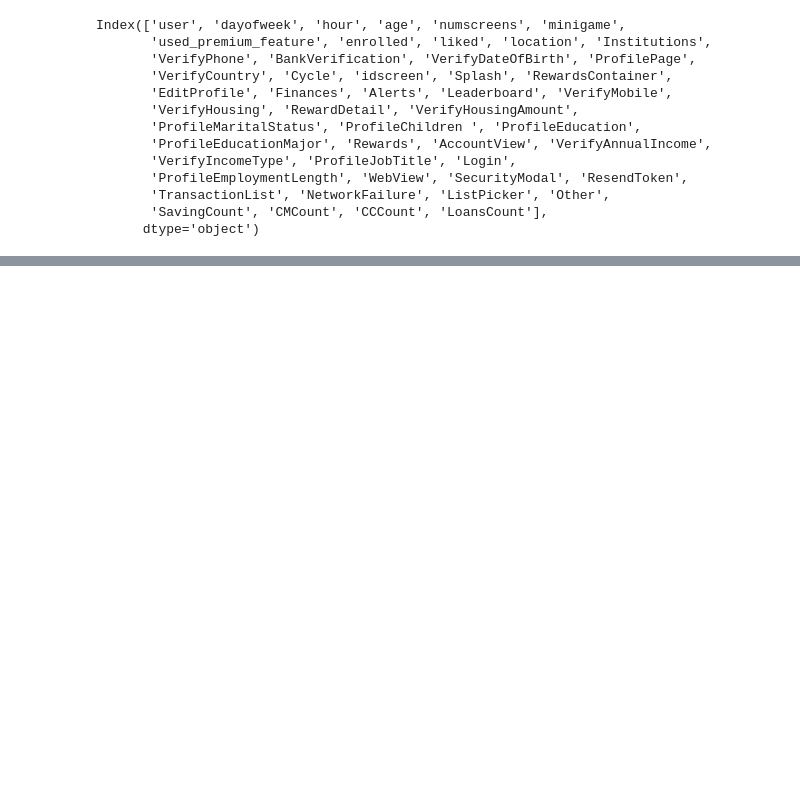
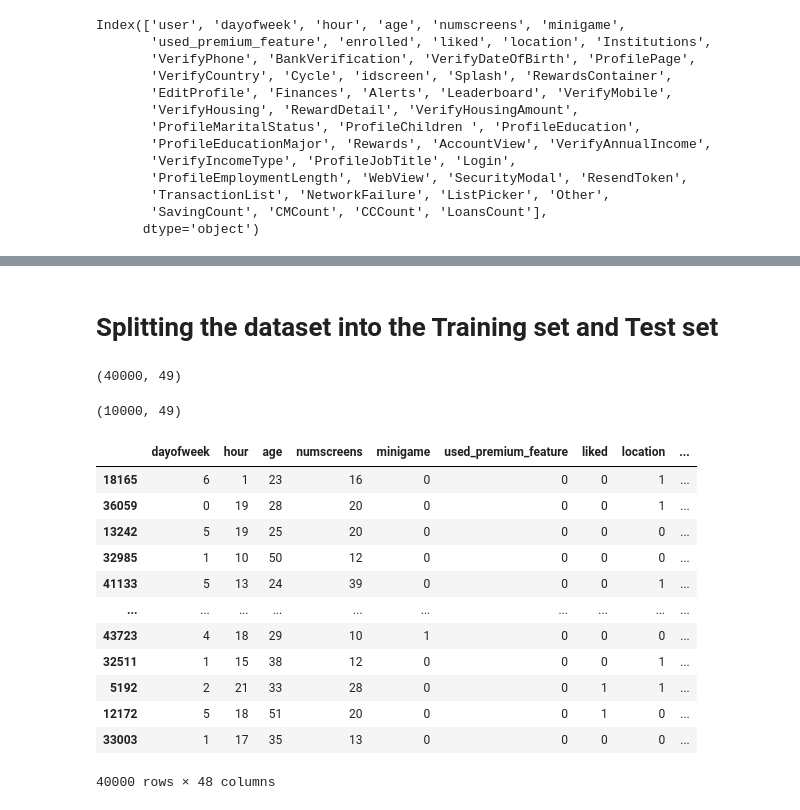
Before and after one commit to yashguptaab99/Directing-Customers-to-Subscription-Through-App-Behavior-Analysis, a Jupyter notebook: Directing_Customers_to_Subscription_Through_App_Behavior_Analysis.ipynb, the cells around one changed output, grey strips where cells are left out. Drawn from its saved outputs; the diff is of its cells as text; code cells hidden in the pictures; blank space fills up the shorter version.

```diff
--- a/Directing_Customers_to_Subscription_Through_App_Behavior_Analysis.ipynb
+++ b/Directing_Customers_to_Subscription_Through_App_Behavior_Analysis.ipynb
@@ -311,0 +348,34 @@ dataset.to_csv('new_appdata10.csv', index = False)
+# %% [markdown]
+# Splitting the dataset into the Training set and Test set
+# %%
+from sklearn.model_selection import train_test_split
+X_train, X_test, y_train, y_test = train_test_split(X, y, test_size=0.2, random_state = 1)
+# %%
+X_train.shape
+# %% [output]
+(40000, 49)
+# %%
+X_test.shape
+# %% [output]
+(10000, 49)
+# %%
+train_identity = X_train['user']
+X_train = X_train.drop(columns = ['user'])
+test_identity = X_test['user']
+X_test = X_test.drop(columns = ['user'])
+# %%
+X_train
+# %% [output]
+|  | dayofweek | hour | age | numscreens | minigame | used_premium_feature | liked | location | ... |
+| 18165 | 6 | 1 | 23 | 16 | 0 | 0 | 0 | 1 | ... |
+| 36059 | 0 | 19 | 28 | 20 | 0 | 0 | 0 | 1 | ... |
+| 13242 | 5 | 19 | 25 | 20 | 0 | 0 | 0 | 0 | ... |
+| 32985 | 1 | 10 | 50 | 12 | 0 | 0 | 0 | 0 | ... |
+| 41133 | 5 | 13 | 24 | 39 | 0 | 0 | 0 | 1 | ... |
+| ... | ... | ... | ... | ... | ... | ... | ... | ... | ... |
+| 43723 | 4 | 18 | 29 | 10 | 1 | 0 | 0 | 0 | ... |
+| 32511 | 1 | 15 | 38 | 12 | 0 | 0 | 0 | 1 | ... |
+| 5192 | 2 | 21 | 33 | 28 | 0 | 0 | 1 | 1 | ... |
+| 12172 | 5 | 18 | 51 | 20 | 0 | 0 | 1 | 0 | ... |
+| 33003 | 1 | 17 | 35 | 13 | 0 | 0 | 0 | 0 | ... |
+40000 rows × 48 columns
```
Also changed, not shown: parts of 33 cells of this notebook.
